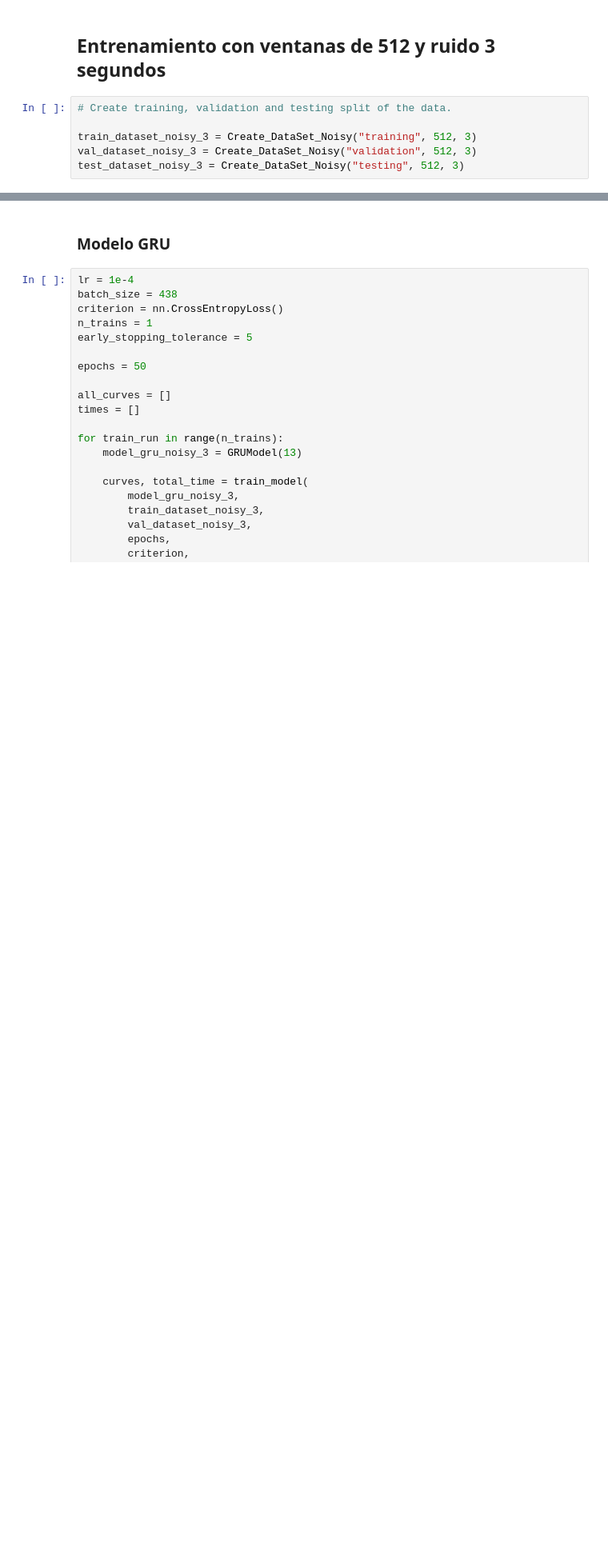
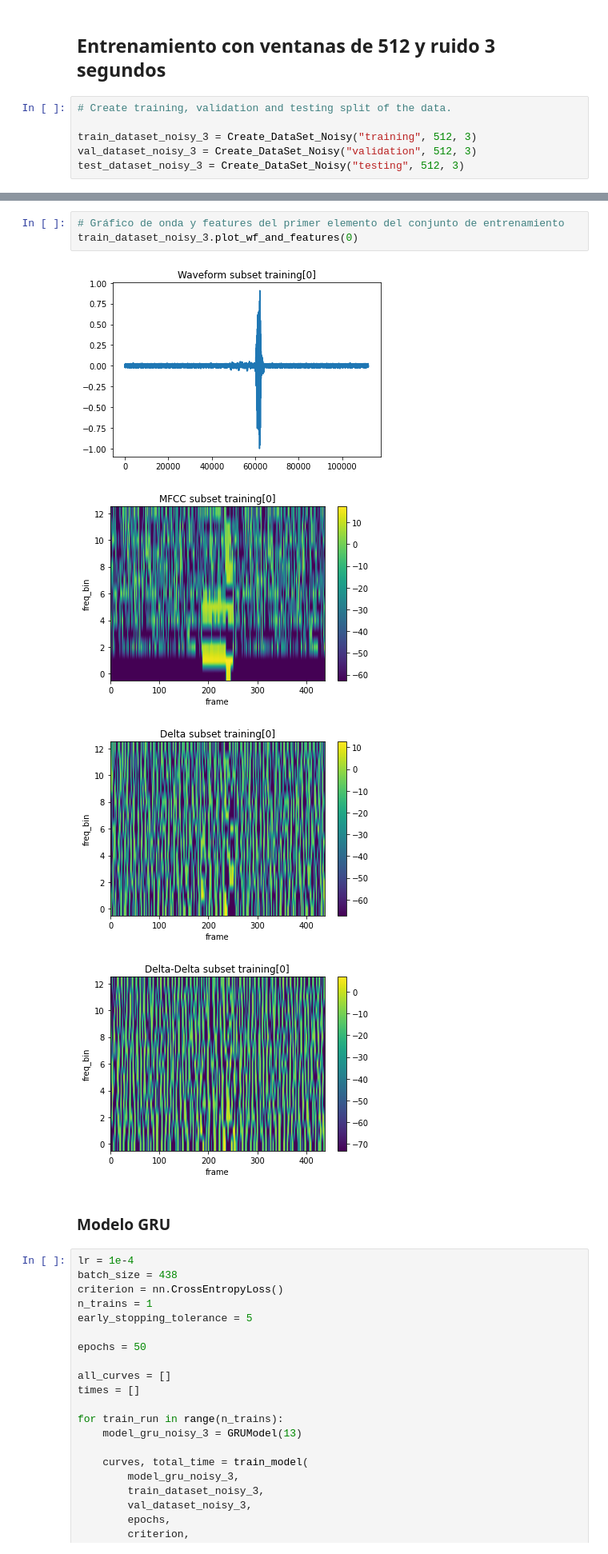
Before and after one commit to NicoAnd1/Rendimiento-RNNs, a Jupyter notebook: Proyecto_Inteligencia_Final.ipynb, the cells around one changed output, grey strips where cells are left out. Shown at 80% size. Drawn from its saved outputs; the diff is of its cells as text; blank space fills up the shorter version.

```diff
--- a/Proyecto_Inteligencia_Final.ipynb
+++ b/Proyecto_Inteligencia_Final.ipynb
@@ -1865,6 +1875,14 @@ waveform_first = train_dataset_noisy_3.get_waveform(1)
 ipd.Audio(waveform_first.numpy(), rate=16000)
 # %% [output]
 [interactive output not drawn]
+# %%
+# Gráfico de onda y features del primer elemento del conjunto de entrenamiento
+train_dataset_noisy_3.plot_wf_and_features(0)
+# %% [output]
+[figure, added]
+[figure, added]
+[figure, added]
+[figure, added]
 # %% [markdown]
 ### Modelo GRU
 # %%
```
Also changed, not shown: parts of 7 cells of this notebook.
